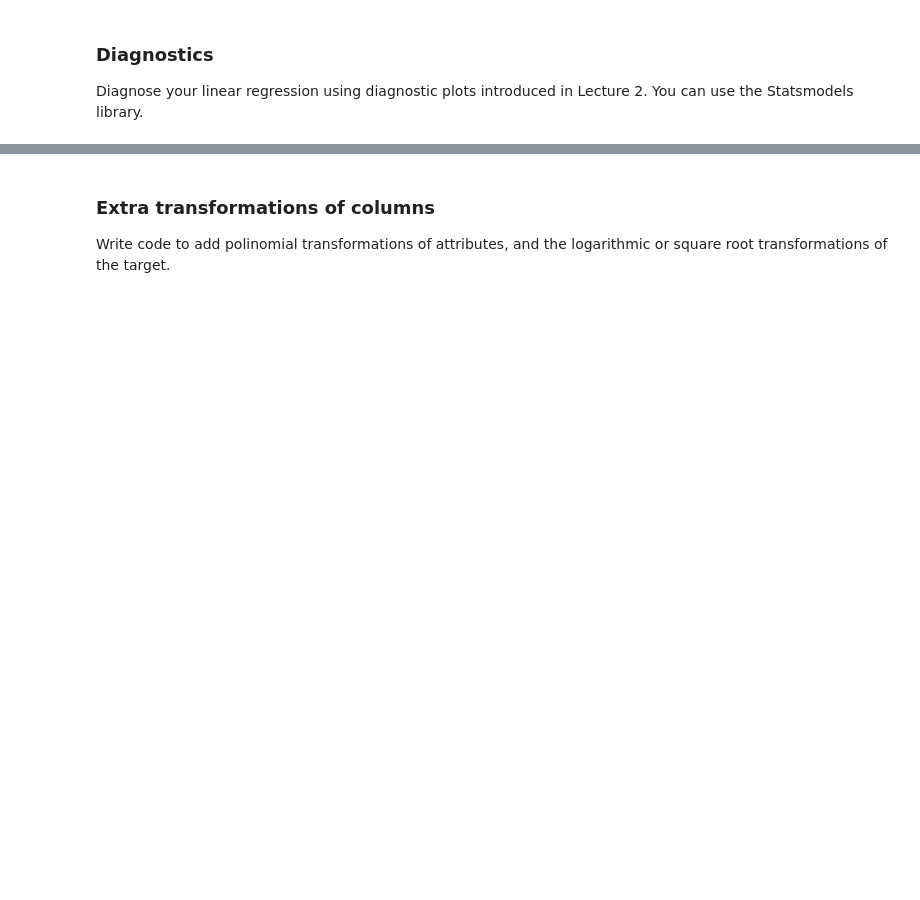
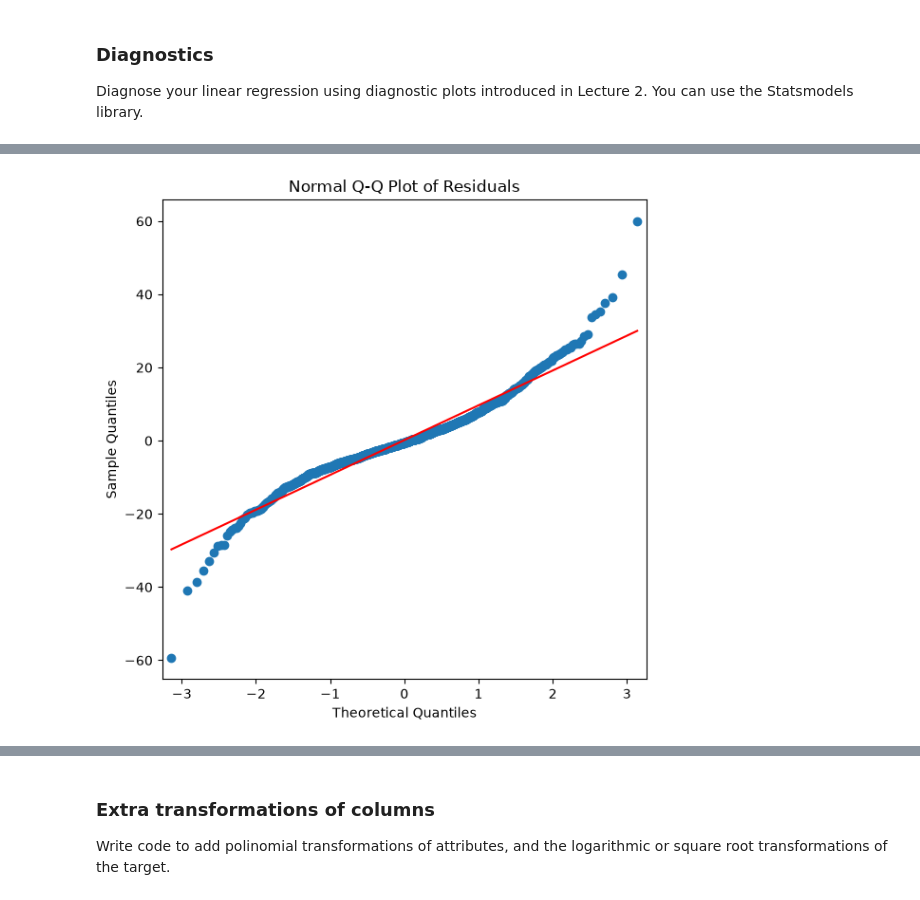
Before and after one commit to FT1E/ML_SU_assignments, a Jupyter notebook: assignment_1/TrajkoskiFilip_assignment1.ipynb, the cells around one changed output, grey strips where cells are left out. Saved outputs shown, nothing was run; the diff lists cells and outputs as text; code cells hidden in the pictures; blank space fills up the shorter version.

```diff
--- a/assignment_1/TrajkoskiFilip_assignment1.ipynb
+++ b/assignment_1/TrajkoskiFilip_assignment1.ipynb
@@ -126,0 +165,9 @@ Diagnose your linear regression using diagnostic plots introduced in Lecture 2.
+# %%
+# normal q-q plot
+fig, ax = plt.subplots(figsize=(6, 6))
+sm.qqplot(residuals, line="s", ax=ax)   # "s" = line based on std dev and mean
+ax.set_title("Normal Q-Q Plot of Residuals")
+plt.tight_layout()
+plt.show()
+# %% [output]
+[figure, added]
```
Also changed, not shown: parts of 16 cells of this notebook, 1 other file.
